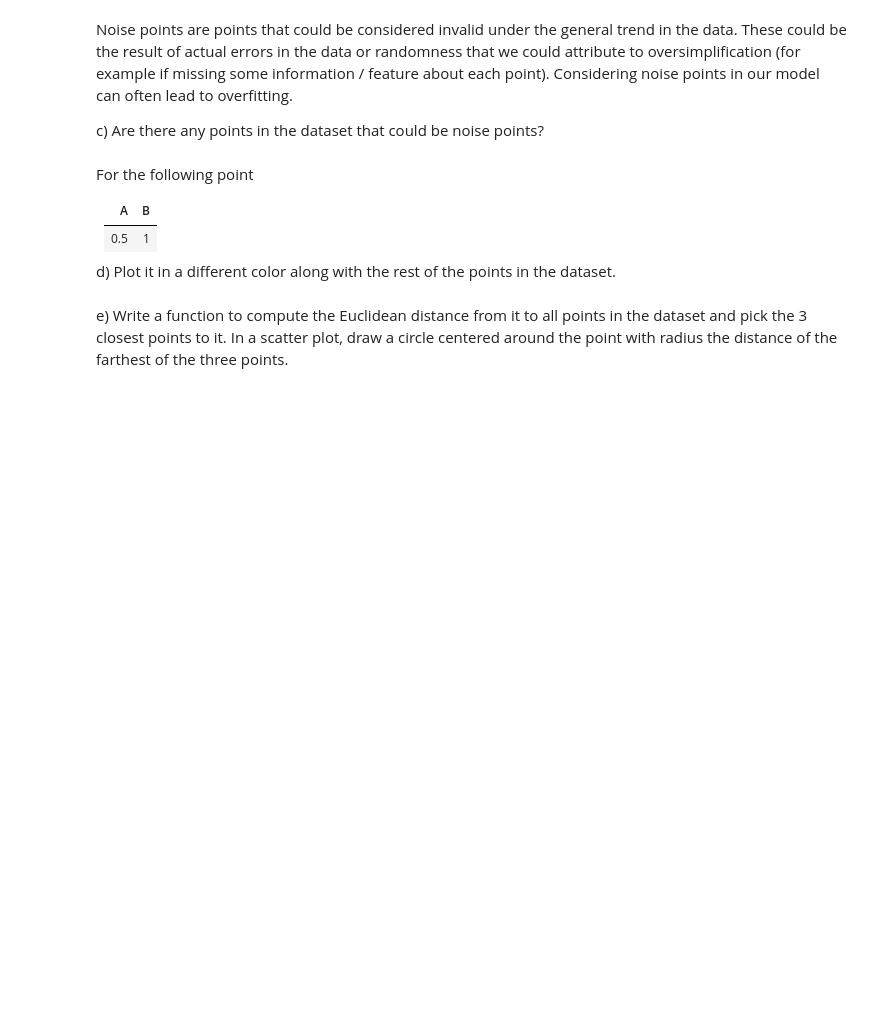
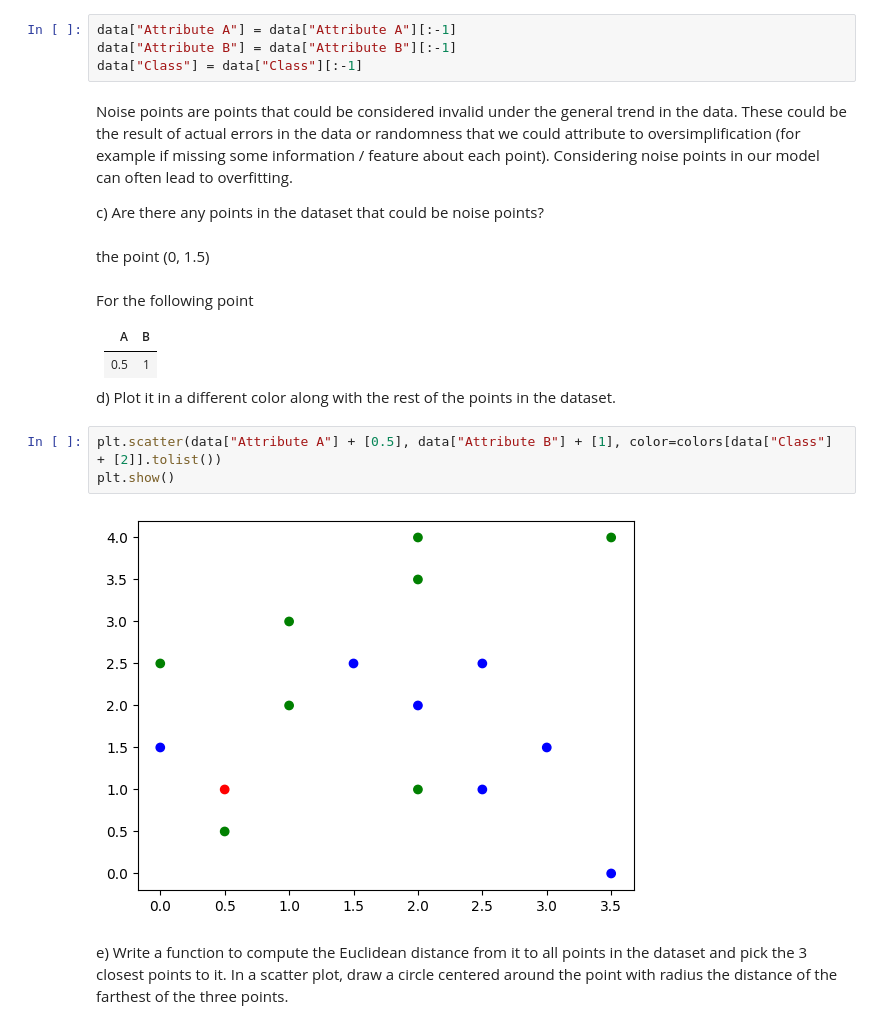
Before and after one commit to ashtonfox20/ashfox506, a Jupyter notebook: worksheet_12.ipynb, the cells around one changed output. Saved outputs shown, nothing was run; the diff lists cells and outputs as text; blank space fills up the shorter version.

```diff
--- a/worksheet_12.ipynb
+++ b/worksheet_12.ipynb
@@ -65,7 +67,13 @@ b) Are there any points in the dataset that could be outliers? If so, please rem
+# %%
+data["Attribute A"] = data["Attribute A"][:-1]
+data["Attribute B"] = data["Attribute B"][:-1]
+data["Class"] = data["Class"][:-1]
 # %% [markdown]
 Noise points are points that could be considered invalid under the general trend in the data. These could be the result of actual errors in the data or randomness that we could attribute to oversimplification (for example if missing some information / feature about each point). Considering noise points in our model can often lead to overfitting.
 
 c) Are there any points in the dataset that could be noise points?
+# %% [markdown]
+the point (0, 1.5)
 # %% [markdown]
 For the following point
 
@@ -74,6 +82,11 @@ For the following point
 | 0.5 |  1  |
 
 d) Plot it in a different color along with the rest of the points in the dataset.
+# %%
+plt.scatter(data["Attribute A"] + [0.5], data["Attribute B"] + [1], color=colors[data["Class"] + [2]].tolist())
+plt.show()
+# %% [output]
+[figure, added]
 # %% [markdown]
 e) Write a function to compute the Euclidean distance from it to all points in the dataset and pick the 3 closest points to it. In a scatter plot, draw a circle centered around the point with radius the distance of the farthest of the three points.
 # %%
```
Also changed, not shown: parts of 7 cells of this notebook.
